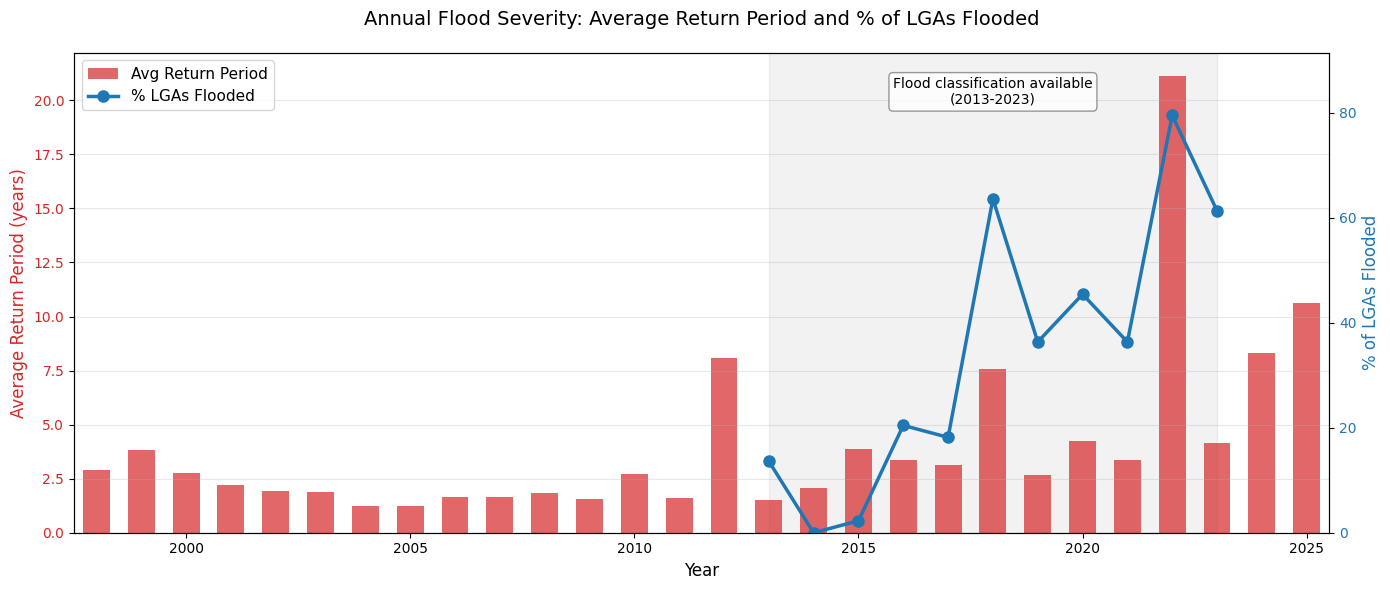
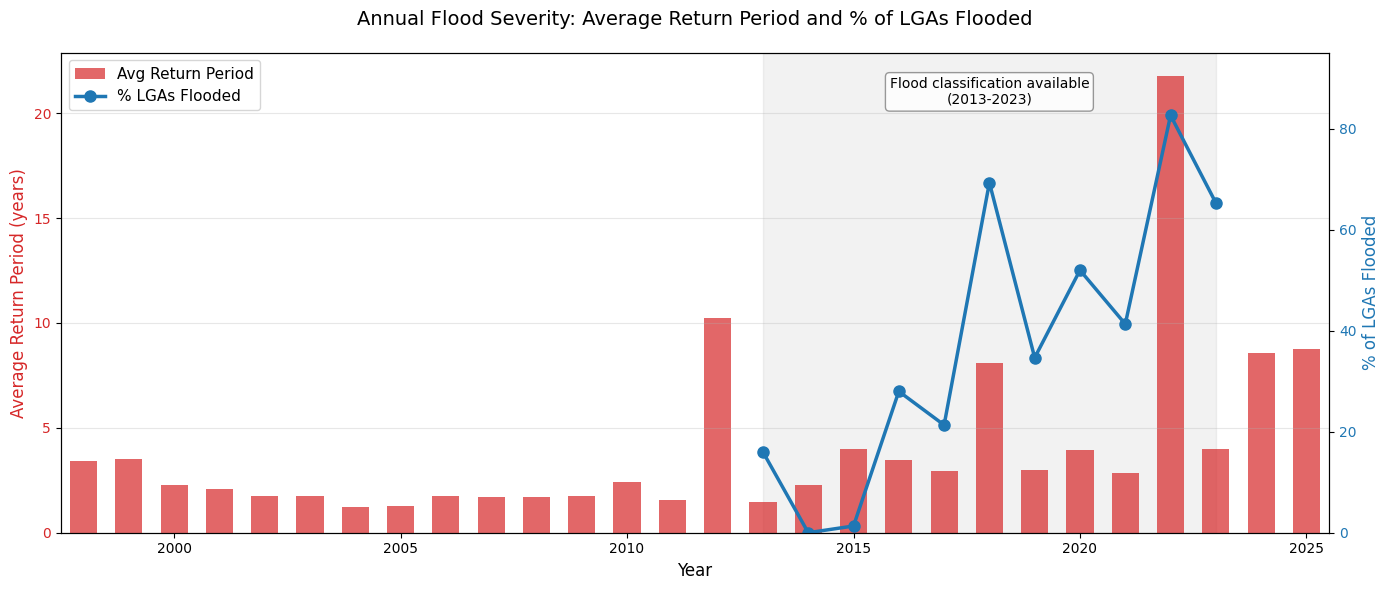
The notebook cell's code change between the first figure and the second:
--- before
+++ after
@@ -84,4 +84,4 @@
 
 plt.tight_layout()
-plt.show()
-# plt.savefig("figures/annual_flood_severity_summary.png", dpi=300)
+# plt.show()
+plt.savefig("figures/annual_flood_severity_summary.png", dpi=300)

Commit: add more lgas